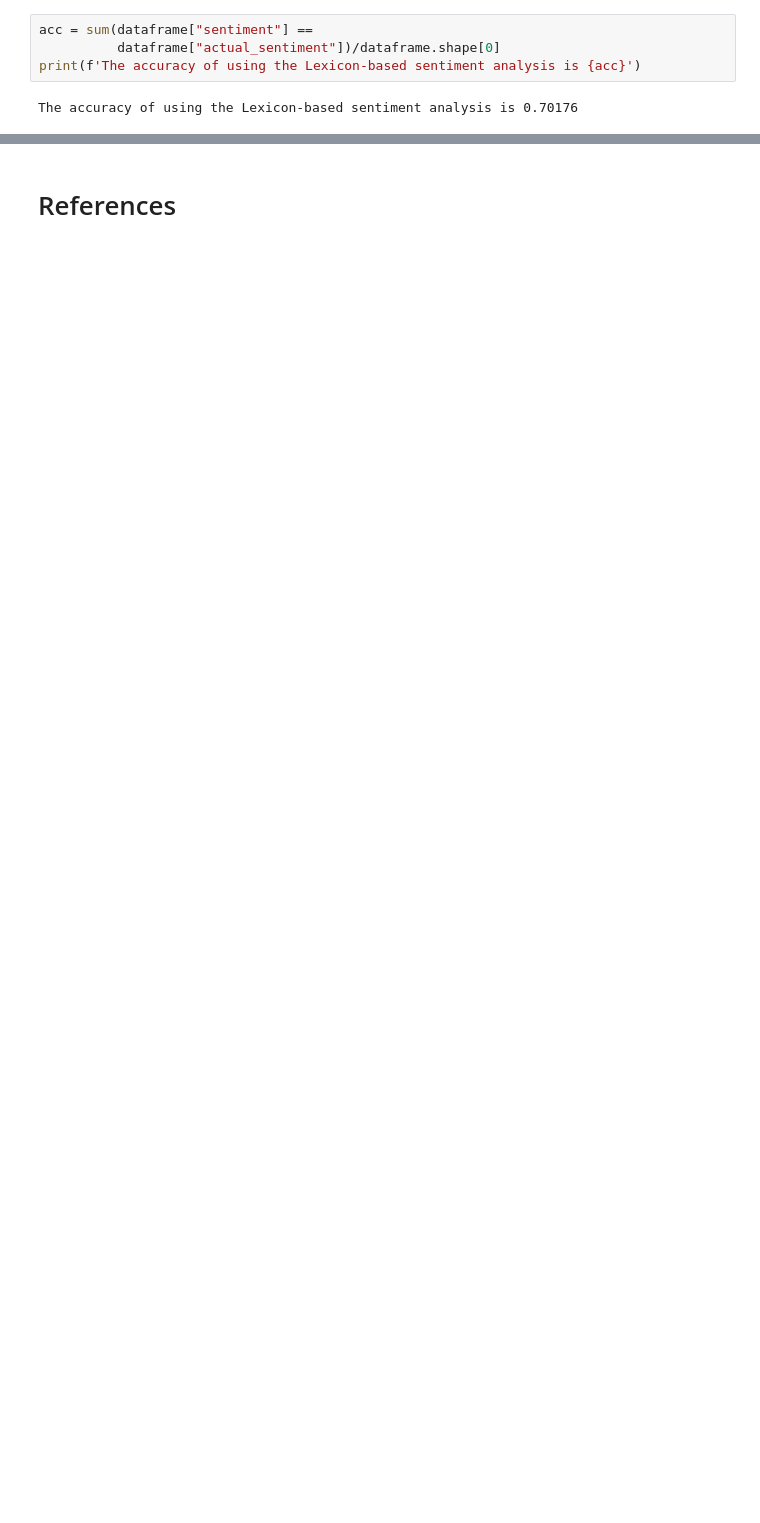
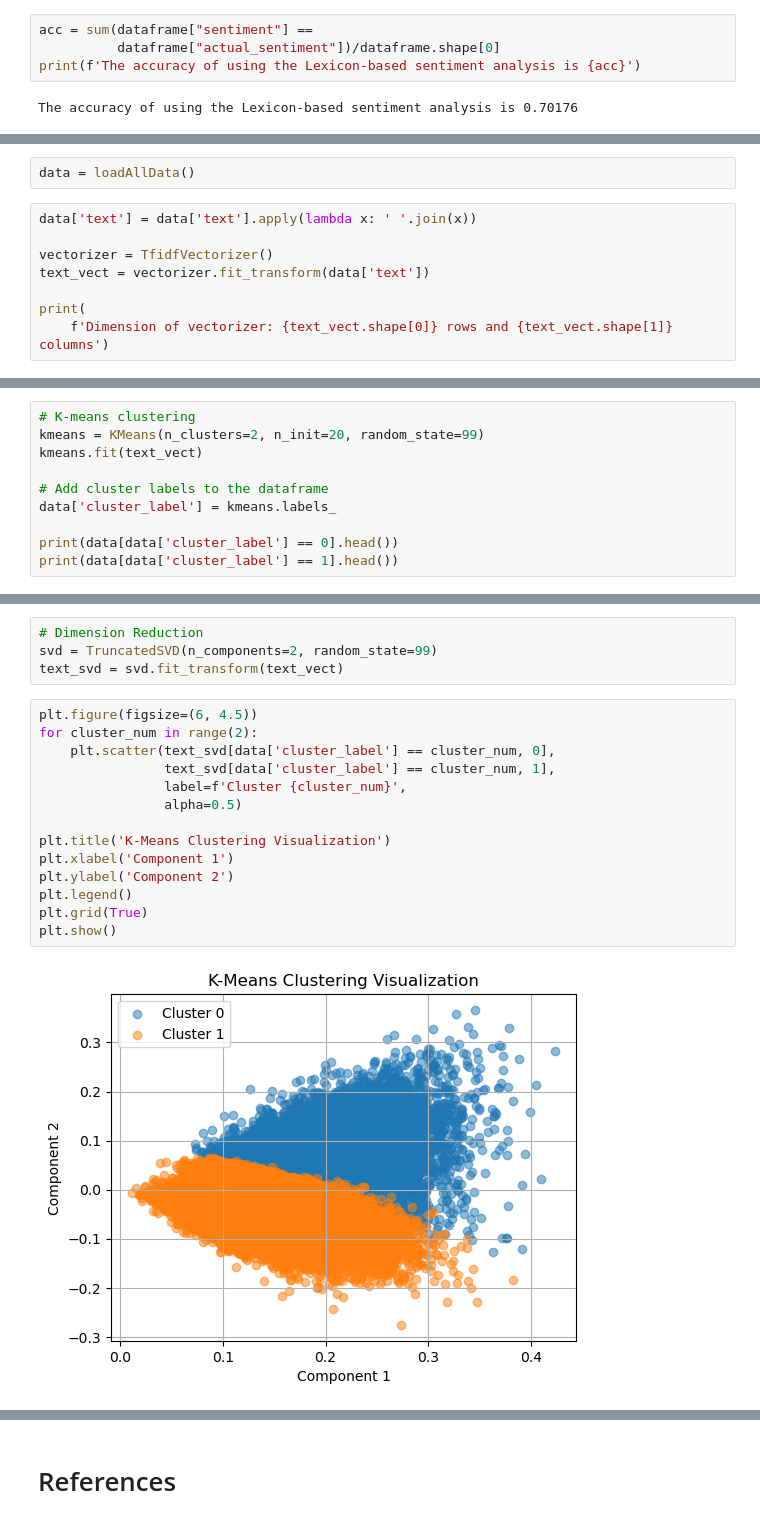
Before and after one commit to Happlesful/proj, a Jupyter notebook: case1.ipynb, the cells around one changed output, grey strips where cells are left out. Saved outputs shown, nothing was run; the diff lists cells and outputs as text; blank space fills up the shorter version.

Commit message:
added kmeans

```diff
--- a/case1.ipynb
+++ b/case1.ipynb
@@ -118,0 +278,10 @@ The accuracy of using the Lexicon-based sentiment analysis is 0.70176
+# %%
+data = loadAllData()
+# %%
+data['text'] = data['text'].apply(lambda x: ' '.join(x))
+
+vectorizer = TfidfVectorizer()
+text_vect = vectorizer.fit_transform(data['text'])
+
+print(
+    f'Dimension of vectorizer: {text_vect.shape[0]} rows and {text_vect.shape[1]} columns')
@@ -118,0 +292,10 @@ The accuracy of using the Lexicon-based sentiment analysis is 0.70176
+# %%
+# K-means clustering
+kmeans = KMeans(n_clusters=2, n_init=20, random_state=99)
+kmeans.fit(text_vect)
+
+# Add cluster labels to the dataframe
+data['cluster_label'] = kmeans.labels_
+
+print(data[data['cluster_label'] == 0].head())
+print(data[data['cluster_label'] == 1].head())
@@ -118,0 +317,20 @@ The accuracy of using the Lexicon-based sentiment analysis is 0.70176
+# %%
+# Dimension Reduction
+svd = TruncatedSVD(n_components=2, random_state=99)
+text_svd = svd.fit_transform(text_vect)
+# %%
+plt.figure(figsize=(6, 4.5))
+for cluster_num in range(2):
+    plt.scatter(text_svd[data['cluster_label'] == cluster_num, 0],
+                text_svd[data['cluster_label'] == cluster_num, 1],
+                label=f'Cluster {cluster_num}',
+                alpha=0.5)
+
+plt.title('K-Means Clustering Visualization')
+plt.xlabel('Component 1')
+plt.ylabel('Component 2')
+plt.legend()
+plt.grid(True)
+plt.show()
+# %% [output]
+[figure, added]
```
Also changed, not shown: parts of 18 cells of this notebook.
